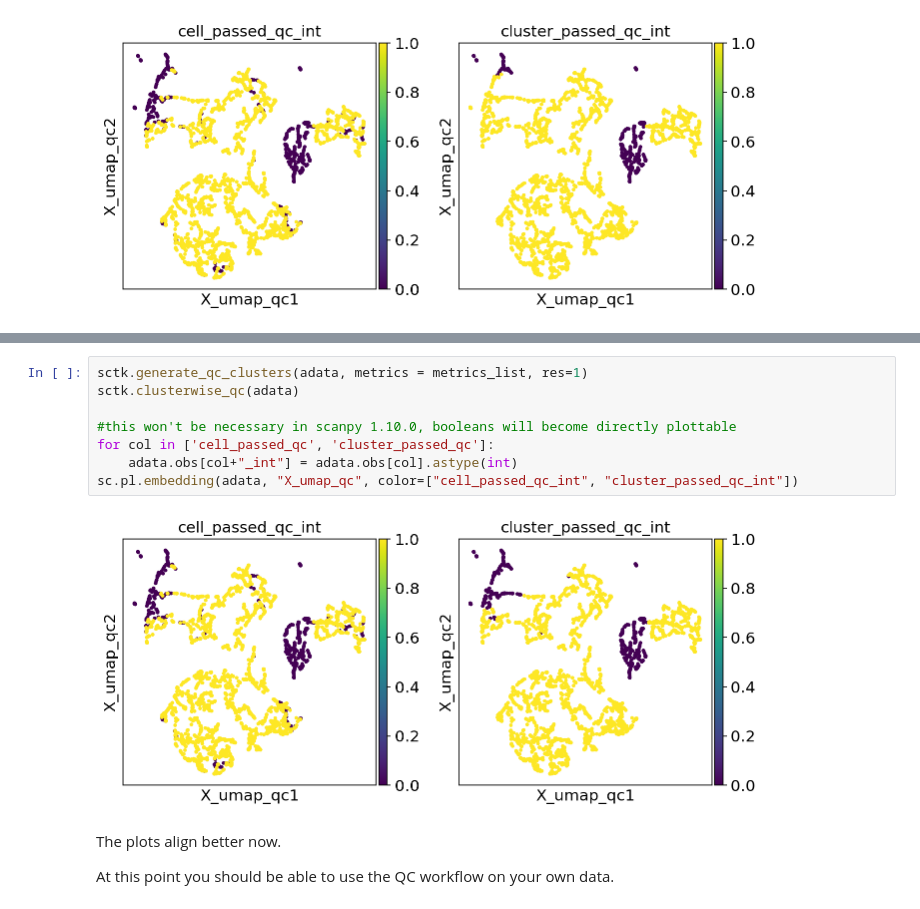
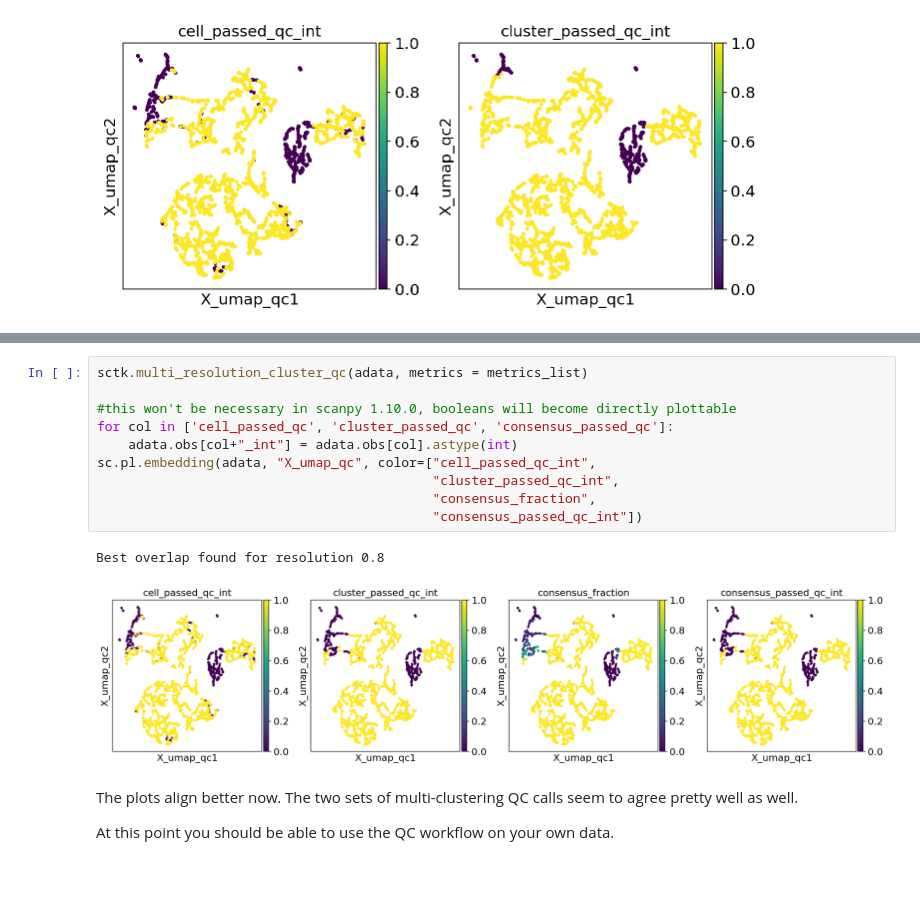
Before and after one commit to Teichlab/sctk, a Jupyter notebook: docs/notebooks/automatic_qc.ipynb, the cells around one changed output, grey strips where cells are left out. Drawn from its saved outputs; the diff is of its cells as text; blank space fills up the shorter version.

Commit message:
update docs with multiple clustering qc

```diff
--- a/docs/notebooks/automatic_qc.ipynb
+++ b/docs/notebooks/automatic_qc.ipynb
@@ -151,14 +185,17 @@ We seem to get a nontrivial number of cells individually flagged as poor quality
 # %%
-sctk.generate_qc_clusters(adata, metrics = metrics_list, res=1)
-sctk.clusterwise_qc(adata)
+sctk.multi_resolution_cluster_qc(adata, metrics = metrics_list)
 
 #this won't be necessary in scanpy 1.10.0, booleans will become directly plottable
-for col in ['cell_passed_qc', 'cluster_passed_qc']:
+for col in ['cell_passed_qc', 'cluster_passed_qc', 'consensus_passed_qc']:
     adata.obs[col+"_int"] = adata.obs[col].astype(int)
-sc.pl.embedding(adata, "X_umap_qc", color=["cell_passed_qc_int", "cluster_passed_qc_int"])
+sc.pl.embedding(adata, "X_umap_qc", color=["cell_passed_qc_int",
+                                           "cluster_passed_qc_int",
+                                           "consensus_fraction",
+                                           "consensus_passed_qc_int"])
 # %% [output]
+Best overlap found for resolution 0.8
-[figure, old version]
+[figure, new version]
 # %% [markdown]
-The plots align better now.
+The plots align better now. The two sets of multi-clustering QC calls seem to agree pretty well as well.
 
 At this point you should be able to use the QC workflow on your own data.
```
Also changed, not shown: parts of 25 cells of this notebook, 2 other files.
